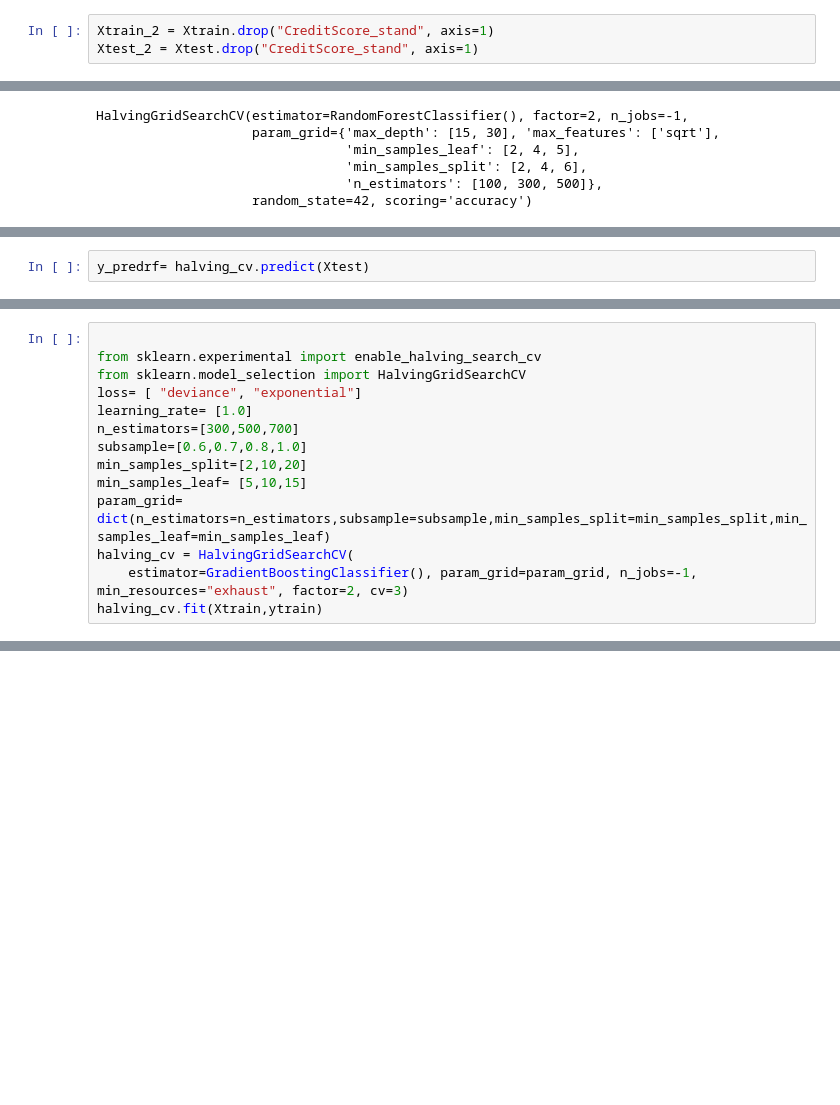
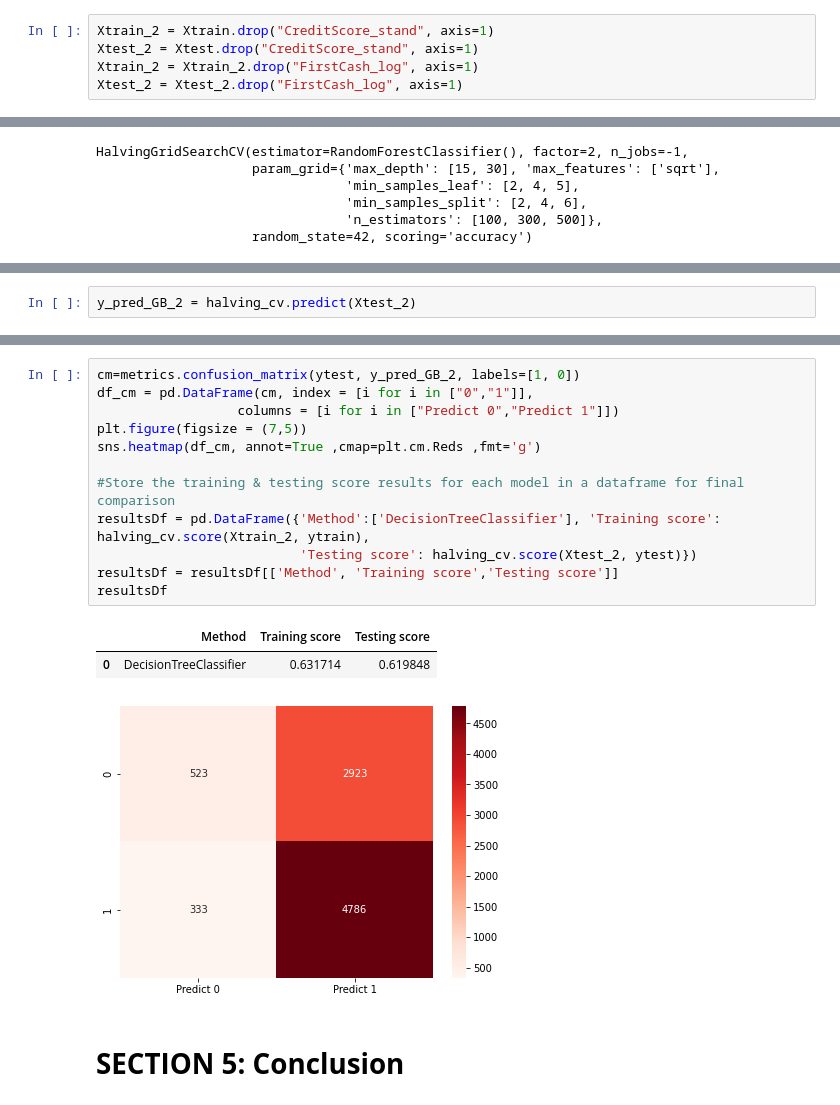
Before and after one commit to Bassamelkoussa/loan-application-process, a Jupyter notebook: Dissertation_Sep.ipynb, the cells around one changed output, grey strips where cells are left out. Cells and saved outputs as stored; diff of their text form; blank space fills up the shorter version.

```diff
--- a/Dissertation_Sep.ipynb
+++ b/Dissertation_Sep.ipynb
@@ -970,3 +978,5 @@ resultsDf
 # %%
 Xtrain_2 = Xtrain.drop("CreditScore_stand", axis=1)
 Xtest_2 = Xtest.drop("CreditScore_stand", axis=1)
+Xtrain_2 = Xtrain_2.drop("FirstCash_log", axis=1)
+Xtest_2 = Xtest_2.drop("FirstCash_log", axis=1)
@@ -1020,3 +1092,3 @@ halving_cv.best_score_
 # %%
-y_predrf= halving_cv.predict(Xtest)
+y_pred_GB_2 = halving_cv.predict(Xtest_2)
 # %%
@@ -1067,14 +1098,0 @@ Debt restructuring:0.0
-# %%
-
-from sklearn.experimental import enable_halving_search_cv
-from sklearn.model_selection import HalvingGridSearchCV
-loss= [ "deviance", "exponential"]
-learning_rate= [1.0]
-n_estimators=[300,500,700]
-subsample=[0.6,0.7,0.8,1.0]
-min_samples_split=[2,10,20]
-min_samples_leaf= [5,10,15]
-param_grid= dict(n_estimators=n_estimators,subsample=subsample,min_samples_split=min_samples_split,min_samples_leaf=min_samples_leaf)
-halving_cv = HalvingGridSearchCV(
-    estimator=GradientBoostingClassifier(), param_grid=param_grid, n_jobs=-1, min_resources="exhaust", factor=2, cv=3)
-halving_cv.fit(Xtrain,ytrain)
@@ -1091,0 +1110,18 @@ halving_cv.best_score_
+# %%
+cm=metrics.confusion_matrix(ytest, y_pred_GB_2, labels=[1, 0])
+df_cm = pd.DataFrame(cm, index = [i for i in ["0","1"]],
+                  columns = [i for i in ["Predict 0","Predict 1"]])
+plt.figure(figsize = (7,5))
+sns.heatmap(df_cm, annot=True ,cmap=plt.cm.Reds ,fmt='g')
+
+#Store the training & testing score results for each model in a dataframe for final comparison
+resultsDf = pd.DataFrame({'Method':['DecisionTreeClassifier'], 'Training score': halving_cv.score(Xtrain_2, ytrain),
+                          'Testing score': halving_cv.score(Xtest_2, ytest)})
+resultsDf = resultsDf[['Method', 'Training score','Testing score']]
+resultsDf
+# %% [output]
+|  | Method | Training score | Testing score |
+| 0 | DecisionTreeClassifier | 0.631714 | 0.619848 |
+[figure, added]
+# %% [markdown]
+# **SECTION 5: Conclusion**
```
Also changed, not shown: parts of 28 cells of this notebook.
